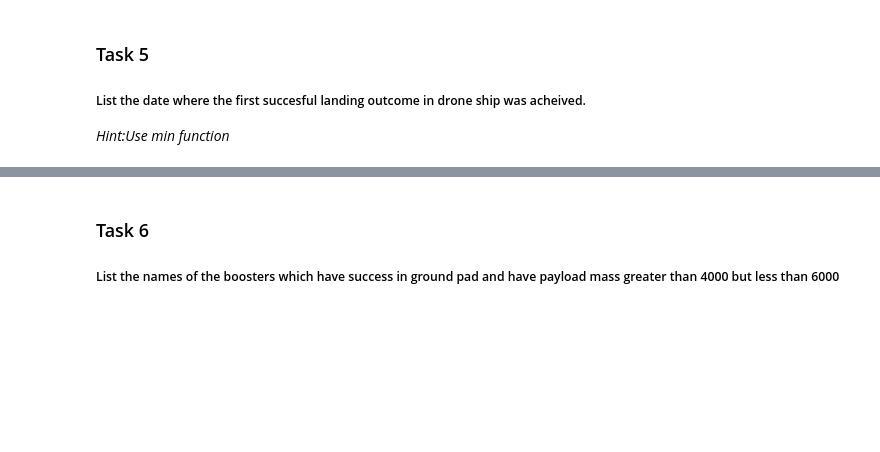
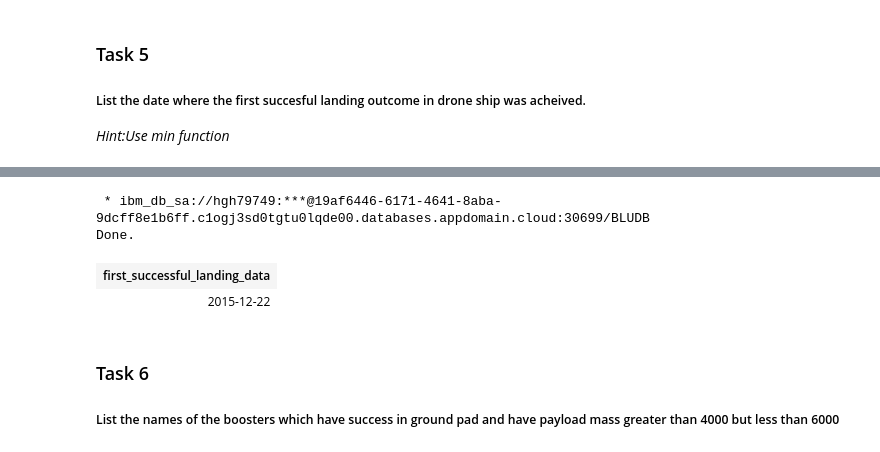
Before and after one commit to OsamaAli95/CasptoneProject-, a Jupyter notebook: EDA with SQL lab.ipynb, the cells around one changed output, grey strips where cells are left out. Cells and saved outputs as stored; diff of their text form; code cells hidden in the pictures; blank space fills up the shorter version.

```diff
--- a/EDA with SQL lab.ipynb
+++ b/EDA with SQL lab.ipynb
@@ -192,3 +192,12 @@ Done.
+# %%
+%sql SELECT MIN(DATE) AS first_successful_landing_data \
+FROM SPACEXDATASET \
+WHERE LANDING__OUTCOME LIKE '%Success (ground pad)%'
+# %% [output]
+ * ibm_db_sa://hgh79749:***@19af6446-6171-4641-8aba-9dcff8e1b6ff.c1ogj3sd0tgtu0lqde00.databases.appdomain.cloud:30699/BLUDB
+Done.
+| first_successful_landing_data |
+| 2015-12-22 |
 # %% [markdown]
 ### Task 6
 
```
Also changed, not shown: parts of 13 cells of this notebook.
